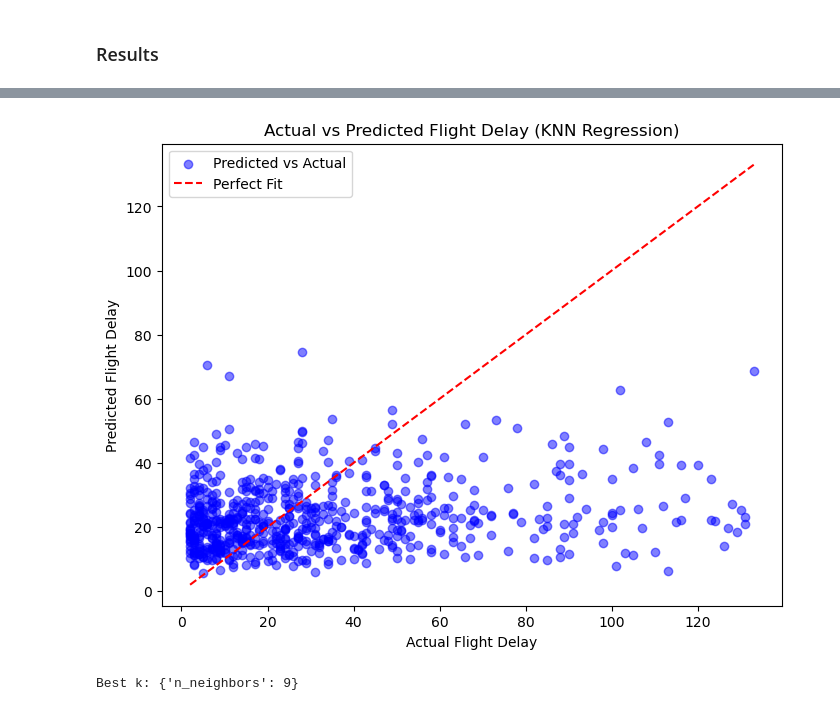
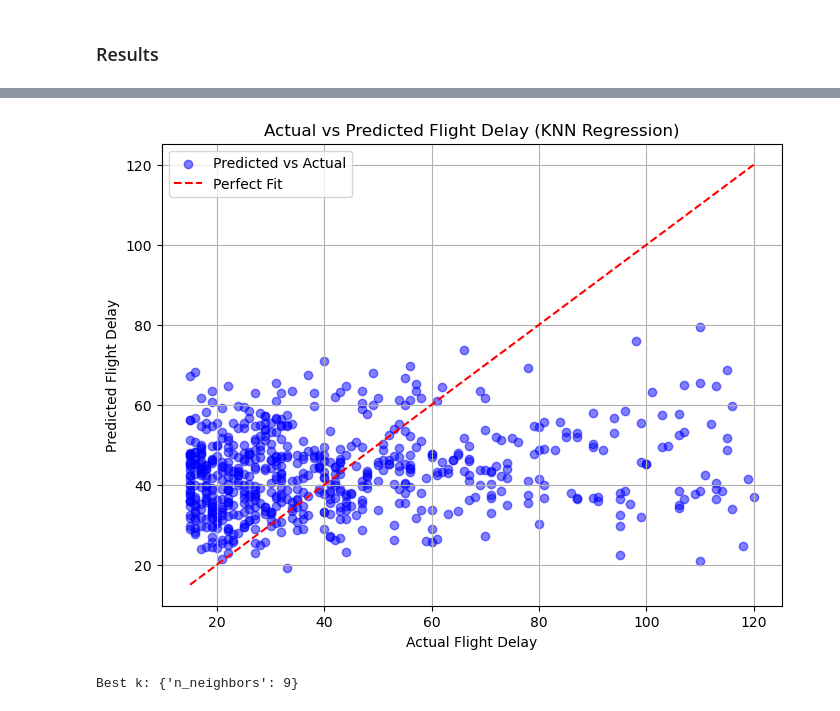
Before and after one commit to Josiah-Lam/Flight-delay, a Jupyter notebook: classification-model/knn.ipynb, the cells around one changed output, grey strips where cells are left out. Cells and saved outputs as stored; diff of their text form; code cells hidden in the pictures.

```diff
--- a/classification-model/knn.ipynb
+++ b/classification-model/knn.ipynb
@@ -59,10 +73,7 @@ print(df['DEP_DELAY_sqrt'].skew())
 X = df.drop(columns=['DEP_DELAY_sqrt','DEP_DELAY_log', 'DEP_DELAY','DEP_DELAY_shifted']) #Dropping DEP_DELAY Log/Sqrt transform cols
 
 # Using Single Log Transformation
-y = df['DEP_DELAY_log']  # Target variable
-
-# Using Single Sqrt Transformation
-# y = df['DEP_DELAY_sqrt']  # Target variable
+y = df['DEP_DELAY']  # Target variable
 
 y.head(3)
 # %% [output]
@@ -116,0 +133,26 @@ Selected Features:
+# %%
+selected_num_feature = 9 #Selecting F-score greater than 5
+# %%
+from sklearn.feature_selection import SelectKBest, f_regression
+from sklearn.preprocessing import StandardScaler
+
+# Standardize numerical features
+scaler = StandardScaler()
+X_scaled = scaler.fit_transform(X)
+
+# Apply SelectKBest with f_regression
+k = selected_num_feature  # Number of top features to select
+selector = SelectKBest(score_func=f_regression, k=k)
+X_selected = selector.fit_transform(X_scaled, y)
+
+# Get selected feature names
+selected_features = X.columns[selector.get_support()]
+feature_scores = selector.scores_[selector.get_support()]
+
+# Create a DataFrame with feature names and scores
+feature_df = pd.DataFrame({'Feature': selected_features, 'F-Score': feature_scores})
+feature_df = feature_df.sort_values(by='F-Score', ascending=False)
+
+# Print the selected features
+print("Selected Features:")
+print(feature_df)
@@ -156,8 +210,8 @@ KNeighborsRegressor(metric='manhattan', n_neighbors=9, weights='distance')
 y_pred = regressor.predict(X_test)
 
 # 1 log transformation
-y_pred = np.exp(y_pred)
-y_test = np.exp(y_test)
+# y_pred = np.exp(y_pred)
+# y_test = np.exp(y_test)
 
 # 2 Sqrt trasnfromation
 # y_pred = (y_pred)**2
@@ -184,16 +237,16 @@ Average Prediction 23.246959070259944
 # %%
 plt.figure(figsize=(8, 6))
 plt.scatter(y_test, y_pred, color='blue', alpha=0.5, label="Predicted vs Actual")
 plt.plot([min(y_test), max(y_test)], [min(y_test), max(y_test)], color='red', linestyle='--', label="Perfect Fit")
 
 plt.xlabel("Actual Flight Delay")
 plt.ylabel("Predicted Flight Delay")
 plt.title("Actual vs Predicted Flight Delay (KNN Regression)")
 plt.legend()
-# plt.grid(True)
+plt.grid(True)
 plt.show()
 # %% [output]
-[figure, old version]
+[figure, new version]
 # %%
 from sklearn.model_selection import GridSearchCV
 
```
Also changed, not shown: parts of 16 cells of this notebook.
